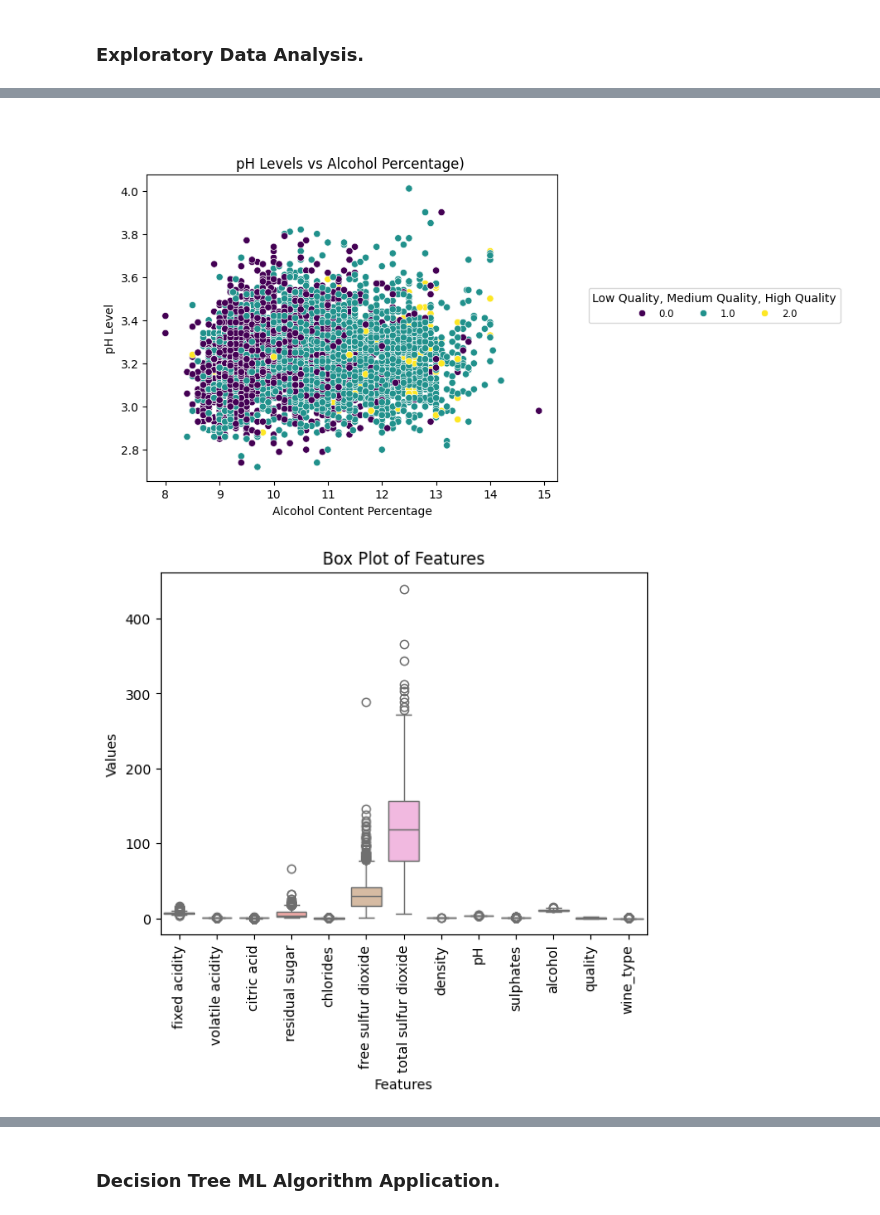
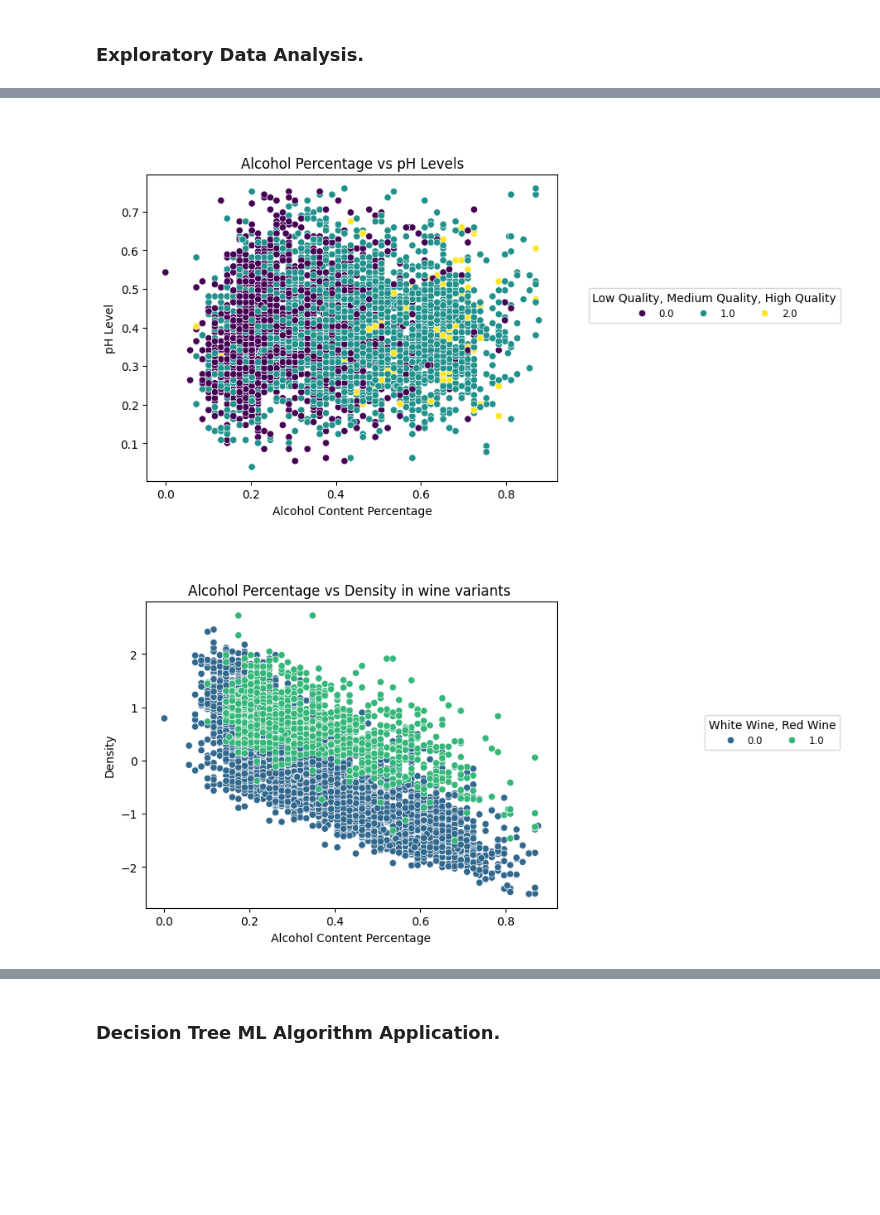
Before and after one commit to uchechim/CSCI6515_ML_Project, a Jupyter notebook: Code_B00949727_DS_1.ipynb, the cells around one changed output, grey strips where cells are left out. Drawn from its saved outputs; the diff is of its cells as text; code cells hidden in the pictures; blank space fills up the shorter version.

Commit message:
Dataset #1, Data Preprocess & EDA Done

```diff
--- a/Code_B00949727_DS_1.ipynb
+++ b/Code_B00949727_DS_1.ipynb
@@ -101,7 +214,7 @@ import warnings
 warnings.filterwarnings("ignore")
 
                                                             #Histograms
-plt.hist(wine_data['alcohol'], bins=30, color='Red', alpha=0.8, edgecolor='black')
+plt.hist(wine_data_no_outliers['alcohol'], bins=30, color='Red', alpha=0.8, edgecolor='black')
 
 plt.xlabel('Alcohol Content Percentage')
 plt.ylabel('Frequency')
@@ -112,7 +225,7 @@ plt.show()
                                                      #Count Plots
 
 #Count Plot #1
-sns.countplot(x='wine_type', data=wine_data, palette='pastel', hue = 0, legend=False, edgecolor='black')
+sns.countplot(x='wine_type', data=wine_data_no_outliers, palette='pastel', hue = 0, legend=False, edgecolor='black')
 
 #Labels
 plt.xlabel('Wine Quality (0 = White Wine, 1 = Red Wine)')
@@ -122,7 +235,7 @@ plt.title('\n\nWine Type Distribution (Count Plot)')
 plt.show()
 
 #Count Plot #2
-sns.countplot(x='quality', data=wine_data, palette='viridis', hue = 0, legend=False)
+sns.countplot(x='quality', data=wine_data_no_outliers, palette='viridis', hue = 0, legend=False)
 
 #Labels
 plt.xlabel('Wine Quality (0 = Low Quality, 1 = Medium Quality, 2 = High Quality)')
@@ -134,38 +247,50 @@ plt.show()
 
                                                         #Scatter Plots
 #Scatter Plot #1
-sns.scatterplot(x='alcohol', y='pH', hue='quality', data=wine_data, palette='viridis')
+sns.scatterplot(x='alcohol', y='pH', hue='quality', data=wine_data_no_outliers, palette='viridis')
 
 #Labels
 plt.xlabel('Alcohol Content Percentage')
 plt.ylabel('pH Level')
 plt.legend(title='Low Quality, Medium Quality, High Quality', loc = "lower right", fontsize = "small", ncol=3, bbox_to_anchor=[1.7,0.5])
-plt.title('\n\npH Levels vs Alcohol Percentage) ')
+plt.title('\n\nAlcohol Percentage vs pH Levels')
 
 plt.show()
-'''
+
 #Scatter Plot #2
-sns.scatterplot(x='alcohol', y='pH', hue='quality', data=wine_data, palette='viridis')
+sns.scatterplot(x='alcohol', y='density', hue='wine_type', data=wine_data_no_outliers, palette='viridis')
 
 #Labels
 plt.xlabel('Alcohol Content Percentage')
-plt.ylabel('pH Level')
-plt.legend(title='Low Quality, Medium Quality, High Quality', loc = "lower right", fontsize = "small", ncol=3, bbox_to_anchor=[1.7,0.5])
-plt.title('\n\npH Levels vs Alcohol Percentage) ')
+plt.ylabel('Density')
+plt.legend(title='White Wine, Red Wine', loc = "lower right", fontsize = "small", ncol=3, bbox_to_anchor=[1.7,0.5])
+plt.title('\n\nAlcohol Percentage vs Density in wine variants ')
 
 plt.show()
-'''
 
 
                                                      #Box Plots
+
+
 #Box Plot #1
-sns.boxplot(data=wine_data, palette='pastel')
+sns.boxplot(data=wine_data.drop(columns=['quality', 'wine_type']), palette='pastel')
 plt.xticks(rotation=90)
 
 #labels
 plt.xlabel('Features')
 plt.ylabel('Values')
-plt.title('Box Plot of Features')
+plt.title('Box Plot of Features (outliers not removed)')
 
 plt.show()
+
+#Box Plot #2
+sns.boxplot(data=wine_data_no_outliers.drop(columns=['quality', 'wine_type']), palette='pastel')
+plt.xticks(rotation=90)
+
+#labels
+plt.xlabel('Features')
+plt.ylabel('Values')
+plt.title('Box Plot of Features (outliers removed) - Lenient Z-score threshold (3)')
+
+plt.show()
 # %% [output]
@@ -175,2 +300,2 @@ plt.show()
-[figure, old version]
+[figure, new version]
-[figure, old version]
+[figure, new version]
```
Also changed, not shown: parts of 8 cells of this notebook, 2 other files.
